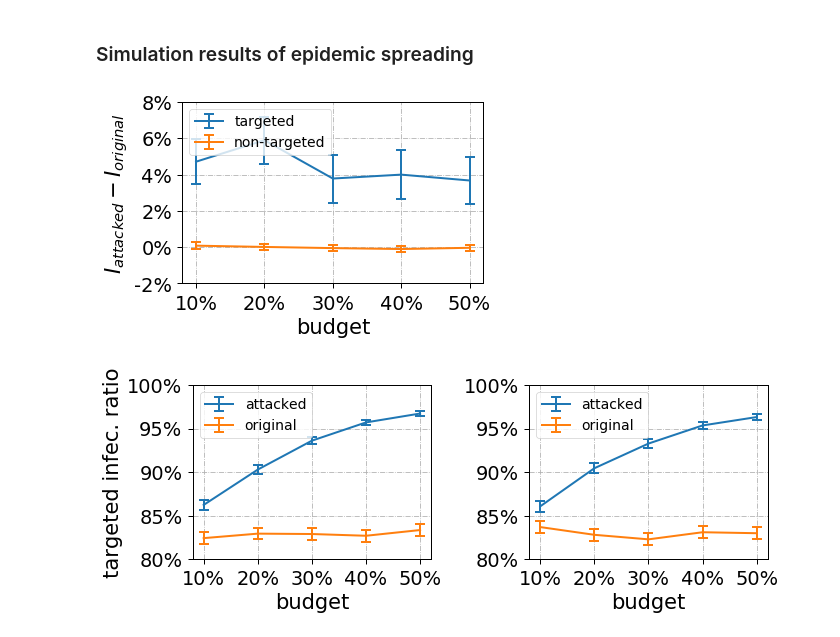
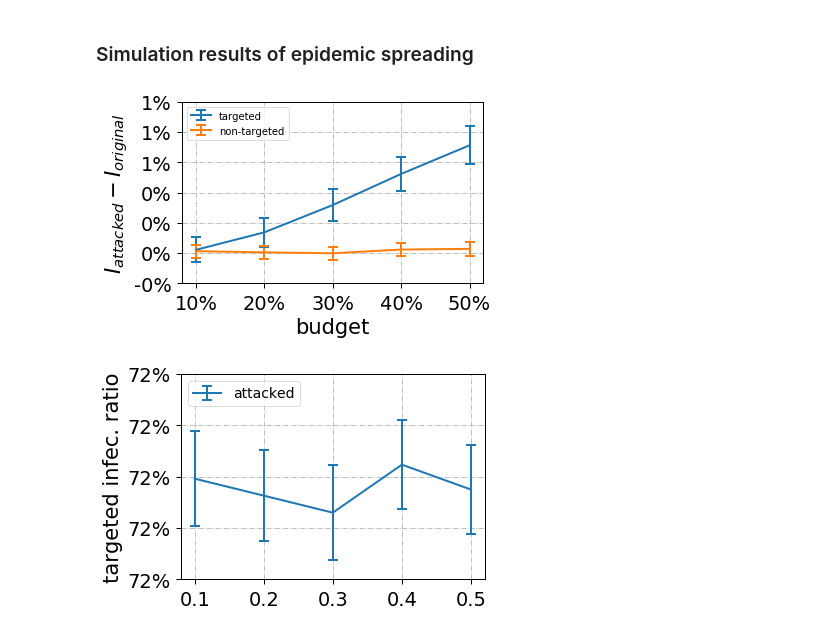
Before and after one commit to marsplus/attack-graph-code, a Jupyter notebook: src/data-analysis.ipynb, the cells around one changed output. Drawn from its saved outputs; the diff is of its cells as text; code cells hidden in the pictures.

```diff
--- a/src/data-analysis.ipynb
+++ b/src/data-analysis.ipynb
@@ -157,13 +159,13 @@ plt.tight_layout()
 # %% [markdown]
 ### Simulation results of epidemic spreading
 # %%
-graph_type = 'Email'
-numExp = 1
-with open('../result/utility_max/{}-SIS/{}_numExp_{}_SIS_alpha3=0.p'.format(graph_type, graph_type, numExp), 'rb') as fid:
+graph_type = 'BTER'
+numExp = 30
+with open('../result/utility_max/min_eigcent_SP/{}-SIS-new/Gamma-0.15---Tau-0.01/{}_numExp_{}_SIS_equalAlpha.p'.format(graph_type, graph_type, numExp), 'rb') as fid:
     data = pickle.load(fid)
+data = data[~(data['ratio targets'].isin([0]) & data['ratio bystanders'].isin([0]))]
+data = data.dropna()
 
-data = data[data['ratio targets'] != 0]
-data = data[data['ratio bystanders'] != 0]
 
 SP_err = []
 Key = 'ratio bystanders'
@@ -201,44 +203,37 @@ ax = plt.gca()
 plt.yticks(ax.get_yticks(),  ['%.0f%%' % (i*100) for i in ax.get_yticks()])
 plt.xlabel('budget')
 plt.ylabel('$I_{attacked} - I_{original}$')
-plt.legend(fontsize=14, loc='upper left')
+plt.legend(fontsize=10, loc='upper left')
 plt.grid(linestyle='-.')
 plt.tight_layout()
-# plt.savefig('../result/{}-SIS/{}_numExp_{}_SIS.pdf'.format(graph_type, graph_type, numExp))
+# plt.savefig('../result/1.pdf'.format(graph_type, graph_type, numExp))
 # %% [output]
-[figure, old version]
+[figure, new version]
 # %%
-fig, axs = plt.subplots(1, 2, figsize=(10, 4))
 x = [0.1, 0.2, 0.3, 0.4, 0.5]
-plt.setp(axs, xticks=x, xticklabels=['10%', '20%', '30%', '40%', '50%'], \
-        xlabel='budget')
-Key = 'ratio targets'
-for idx, T in enumerate(['S', 'SP']):
-    with open('../result/{}-SIS/{}_numExp_{}_SIS_seed_in_{}.p'.format(graph_type, graph_type, numExp, T), 'rb') as fid:
-        data = pickle.load(fid)
+Key = 'ratio bystanders'
+with open('../result/utility_max/min_lambda1_SP/{}-SIS/Gamma-0.24---Tau-0.06/{}_numExp_{}_SIS_alpha1=1.p'.format(graph_type, graph_type, numExp), 'rb') as fid:
+    data = pickle.load(fid)
 
-    data = data[data['ratio targets'] != 0]
-    data = data[data['ratio bystanders'] != 0]
+data = data[~(data['ratio targets'].isin([0]) & data['ratio bystanders'].isin([0]))]
 
-    ## Email-50: '50' means S is the median in terms of the size
-    S_attacked = data.pivot_table(index=['graph', 'budget'])[Key]['attacked']
-    S_original = data.pivot_table(index=['graph', 'budget'])[Key]['original']
+S_attacked = data.pivot_table(index=['graph', 'budget'])[Key]['attacked']
+S_original = data.pivot_table(index=['graph', 'budget'])[Key]['original']
 
-    Err_attacked = data.pivot_table(index=['graph', 'budget'], aggfunc='sem')[Key]['attacked'] * 1.96
-    Err_original = data.pivot_table(index=['graph', 'budget'], aggfunc='sem')[Key]['original'] * 1.96
+Err_attacked = data.pivot_table(index=['graph', 'budget'], aggfunc='sem')[Key]['attacked'] * 1.96
+# Err_original = data.pivot_table(index=['graph', 'budget'], aggfunc='sem')[Key]['original'] * 1.96
 
-    axs[idx].errorbar(x, S_attacked, yerr=Err_attacked, label='attacked', linewidth=2, markersize=7, capsize=5, elinewidth=2, markeredgewidth=2)
-    axs[idx].errorbar(x, S_original, yerr=Err_original, label='original', linewidth=2, markersize=7, capsize=5, elinewidth=2, markeredgewidth=2)
-    plt.sca(axs[idx])
-    plt.yticks(axs[idx].get_yticks(),  ['%.0f%%' % (i*100) for i in axs[idx].get_yticks()])
-    if idx == 0:
-        plt.ylabel('targeted infec. ratio')
-    plt.legend(fontsize=14, loc='upper left')
-    plt.grid(linestyle='-.')
-    plt.tight_layout()
+plt.errorbar(x, S_attacked, yerr=Err_attacked, label='attacked', linewidth=2, markersize=7, capsize=5, elinewidth=2, markeredgewidth=2)
+# axs[idx].errorbar(x, S_original, yerr=Err_original, label='original', linewidth=2, markersize=7, capsize=5, elinewidth=2, markeredgewidth=2)
+ax = plt.gca()
+plt.yticks(ax.get_yticks(),  ['%.0f%%' % (i*100) for i in ax.get_yticks()])
+plt.ylabel('targeted infec. ratio')
+plt.legend(fontsize=14, loc='upper left')
+plt.grid(linestyle='-.')
+plt.tight_layout()
 # plt.savefig('../result/{}-SIS/{}_numExp_{}_SIS_seedLoc.pdf'.format(graph_type, graph_type, numExp))
 # %% [output]
-[figure, old version]
+[figure, new version]
 # %%
 ## Check if the normalized cut is really helpful in the long-run behavior
 
```
Also changed, not shown: parts of 6 cells of this notebook, 8 other files.
